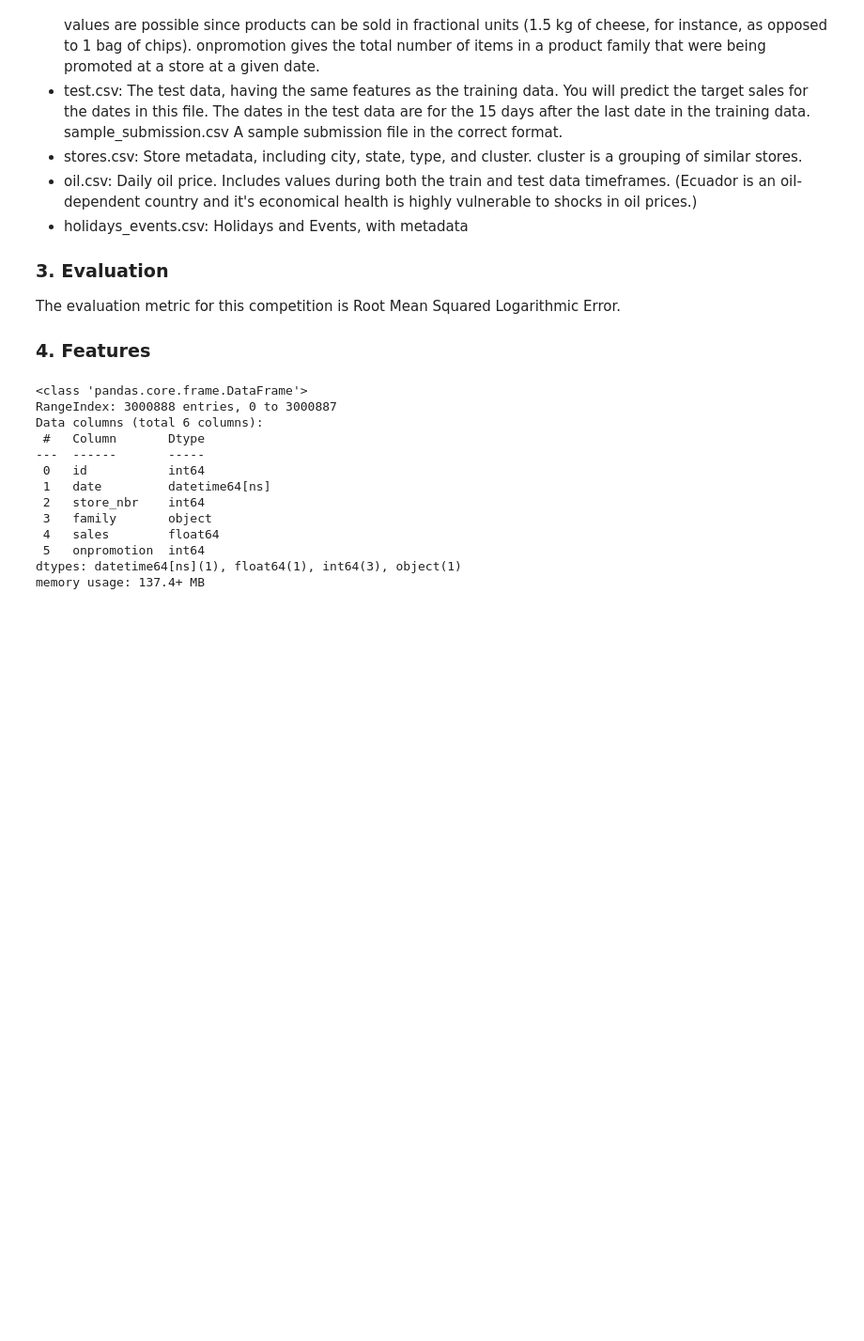
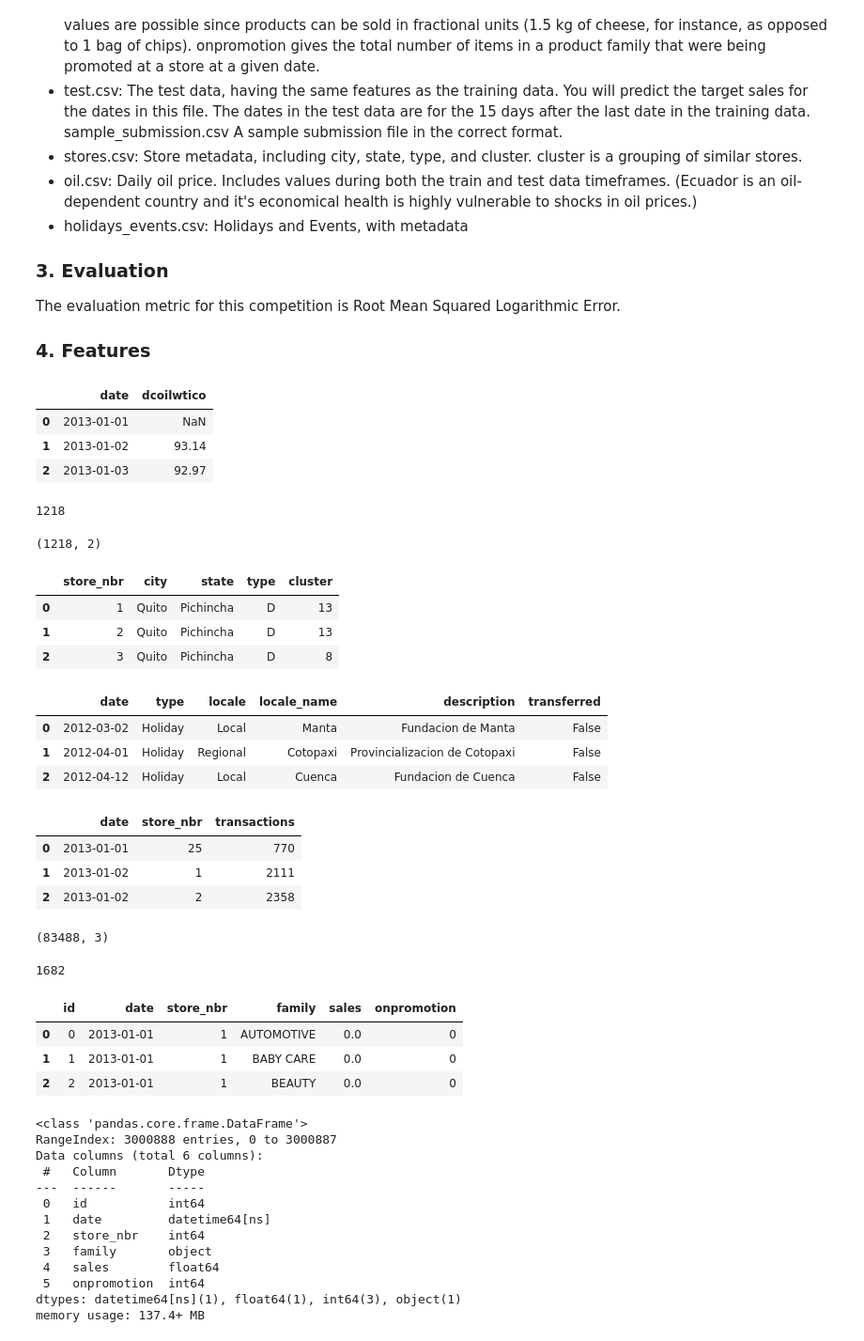
Before and after one commit to Hailey-Son/projects, a Jupyter notebook: DS-projects/Store_Sales-Time_Series_Forecasting/store_sales_time_series_forecasting.ipynb, the cells around one changed output. Shown at 94% size. Cells and saved outputs as stored; diff of their text form; code cells hidden in the pictures; blank space fills up the shorter version.

```diff
--- a/DS-projects/Store_Sales-Time_Series_Forecasting/store_sales_time_series_forecasting.ipynb
+++ b/DS-projects/Store_Sales-Time_Series_Forecasting/store_sales_time_series_forecasting.ipynb
@@ -55,6 +50,57 @@ stores= pd.read_csv('/users/jihyeson/ds-project-data/stores.csv')
 holidays = pd.read_csv('/users/jihyeson/ds-project-data/holidays_events.csv',parse_dates =["date"])
 transactions = pd.read_csv('/users/jihyeson/ds-project-data/transactions.csv',parse_dates =["date"])
 train = pd.read_csv('/users/jihyeson/ds-project-data/train.csv',parse_dates =["date"])
+# %%
+oil.head(3)
+# %% [output]
+|  | date | dcoilwtico |
+| 0 | 2013-01-01 | NaN |
+| 1 | 2013-01-02 | 93.14 |
+| 2 | 2013-01-03 | 92.97 |
+# %%
+oil.date.nunique()
+# %% [output]
+1218
+# %%
+oil.shape
+# %% [output]
+(1218, 2)
+# %%
+stores.head(3)
+# %% [output]
+|  | store_nbr | city | state | type | cluster |
+| 0 | 1 | Quito | Pichincha | D | 13 |
+| 1 | 2 | Quito | Pichincha | D | 13 |
+| 2 | 3 | Quito | Pichincha | D | 8 |
+# %%
+holidays.head(3)
+# %% [output]
+|  | date | type | locale | locale_name | description | transferred |
+| 0 | 2012-03-02 | Holiday | Local | Manta | Fundacion de Manta | False |
+| 1 | 2012-04-01 | Holiday | Regional | Cotopaxi | Provincializacion de Cotopaxi | False |
+| 2 | 2012-04-12 | Holiday | Local | Cuenca | Fundacion de Cuenca | False |
+# %%
+transactions.head(3)
+# %% [output]
+|  | date | store_nbr | transactions |
+| 0 | 2013-01-01 | 25 | 770 |
+| 1 | 2013-01-02 | 1 | 2111 |
+| 2 | 2013-01-02 | 2 | 2358 |
+# %%
+transactions.shape
+# %% [output]
+(83488, 3)
+# %%
+transactions.date.nunique()
+# %% [output]
+1682
+# %%
+train.head(3)
+# %% [output]
+|  | id | date | store_nbr | family | sales | onpromotion |
+| 0 | 0 | 2013-01-01 | 1 | AUTOMOTIVE | 0.0 | 0 |
+| 1 | 1 | 2013-01-01 | 1 | BABY CARE | 0.0 | 0 |
+| 2 | 2 | 2013-01-01 | 1 | BEAUTY | 0.0 | 0 |
 # %%
 train.info()
 # %% [output]
```
Also changed, not shown: parts of 6 cells of this notebook.
